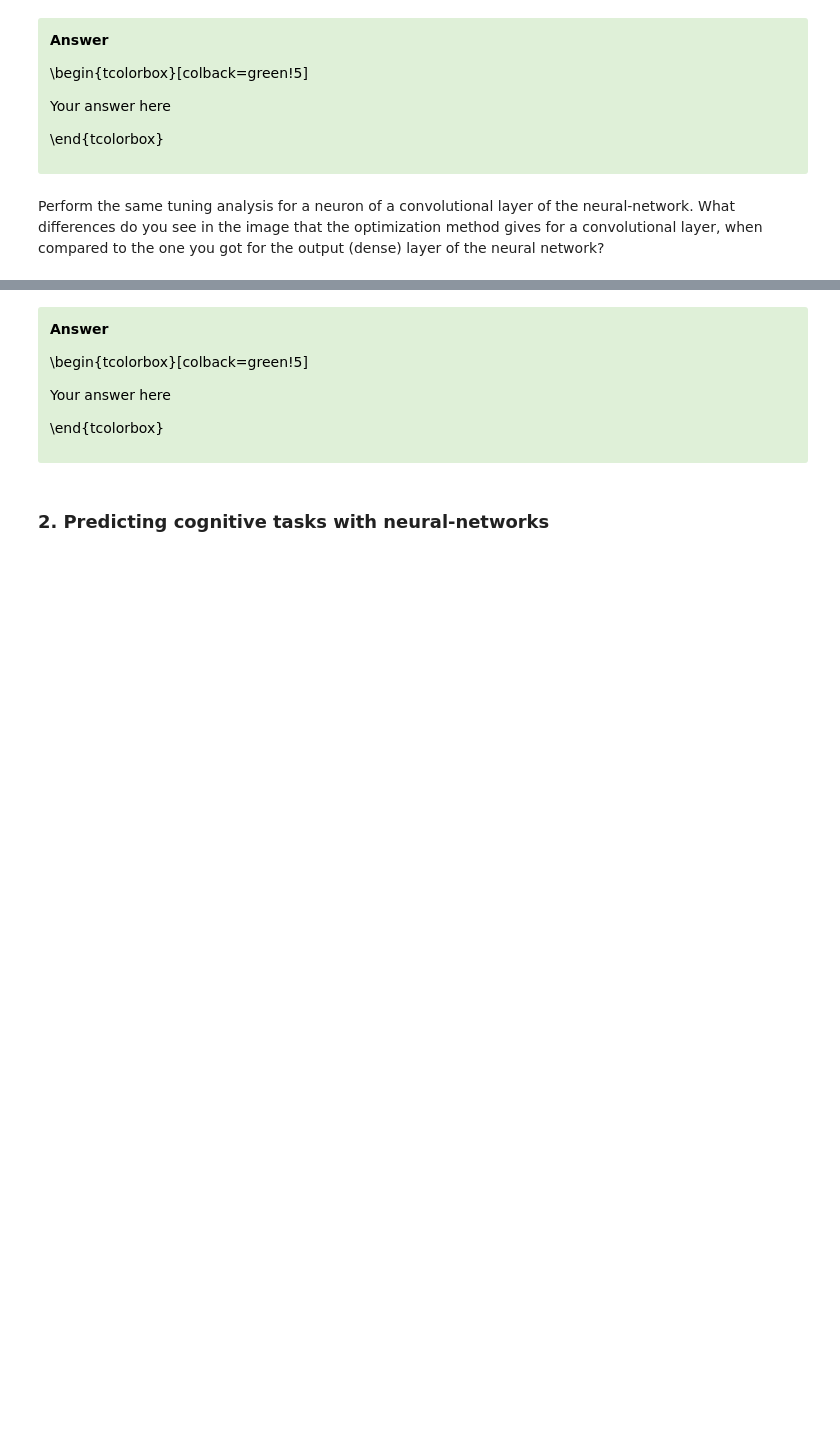
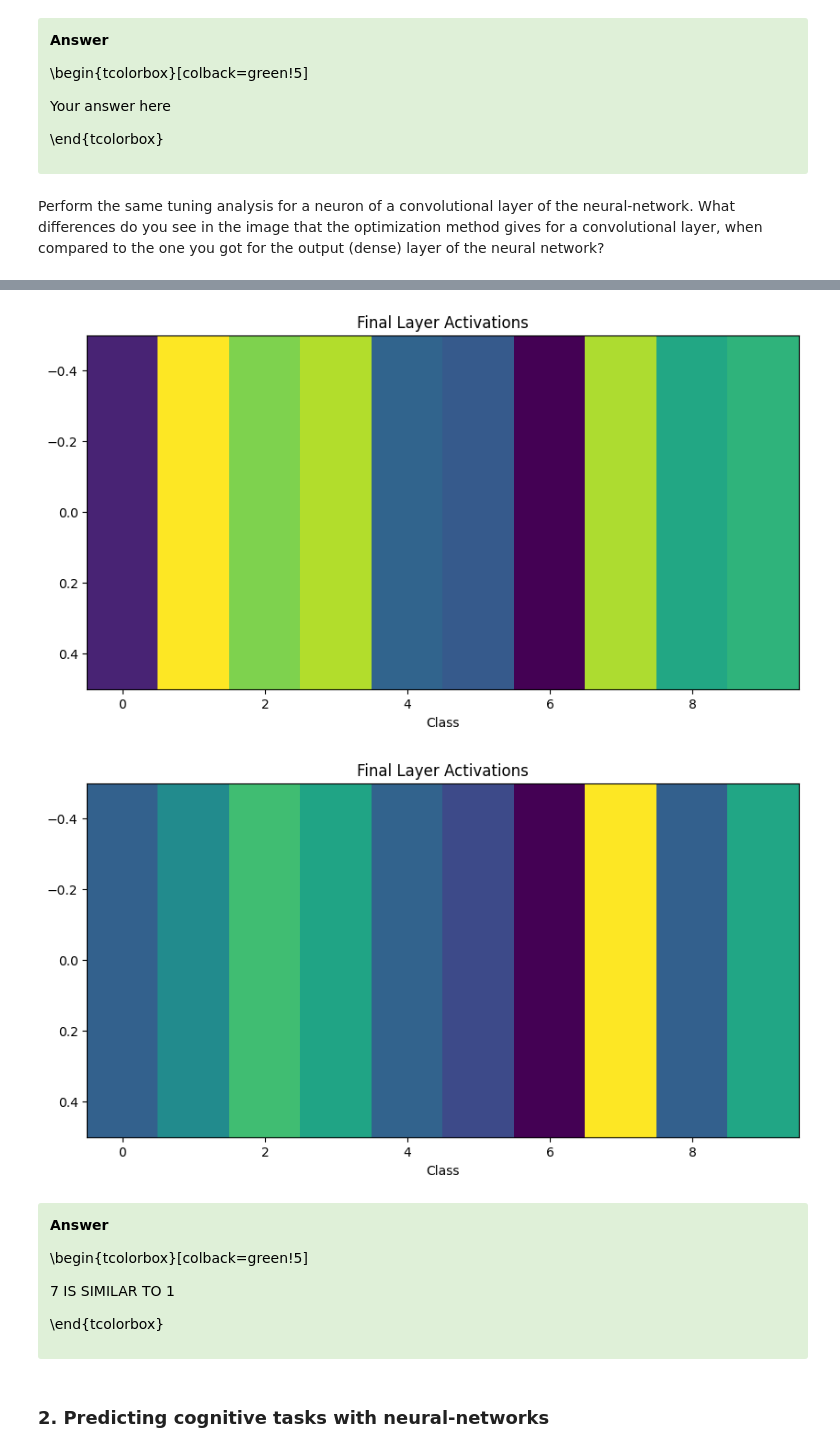
Before and after one commit to cesarz10/Computational-Neurophysiology-Lab, a Jupyter notebook: Lab_7/Module4_NN_12.ipynb, the cells around one changed output, grey strips where cells are left out. Drawn from its saved outputs; the diff is of its cells as text; code cells hidden in the pictures; blank space fills up the shorter version.

```diff
--- a/Lab_7/Module4_NN_12.ipynb
+++ b/Lab_7/Module4_NN_12.ipynb
@@ -476,3 +438,37 @@ Perform the same tuning analysis for a neuron of a convolutional layer of the ne
+# %%
+# reshaping input images
+original_input_con = torch.from_numpy(syn_image_init_con).float() # read as tensor instead of array
+original_input_con = F.interpolate(original_input_con, size=(28, 28), mode='bilinear', align_corners=False) # resize to 28x28
+
+output_con = torch.from_numpy(syn_image_con).float()
+output_con = F.interpolate(output_con, size=(28, 28), mode='bilinear', align_corners=False)
+
+# imgs to NN:
+net.readout = True  # get layer outputs
+output_original_con = net(original_input_con)
+output_optimized_con = net(output_con)
+
+# last layer's output
+output_original_con_last = output_original_con['y'].detach().numpy()
+output_optimized_con_last = output_optimized_con['y'].detach().numpy()
+
+
+# plotting input
+plt.figure(figsize=(10, 5))
+plt.imshow(output_original_con_last[0, np.newaxis], aspect='auto')
+plt.xlabel('Class')
+plt.title('Final Layer Activations')
+plt.show()
+
+# plotting output
+plt.figure(figsize=(10, 5))
+plt.imshow(output_optimized_con_last[0, np.newaxis], aspect='auto')
+plt.xlabel('Class')
+plt.title('Final Layer Activations')
+plt.show()
+# %% [output]
+[figure, added]
+[figure, added]
 # %% [markdown]
 <div class="alert alert-success">
 <span style="color:black">
@@ -481,7 +477,7 @@ Perform the same tuning analysis for a neuron of a convolutional layer of the ne
 
 \begin{tcolorbox}[colback=green!5]
 
-Your answer here
+7 IS SIMILAR TO 1
 
 \end{tcolorbox}
 
```
Also changed, not shown: parts of 14 cells of this notebook, 1 other file.
